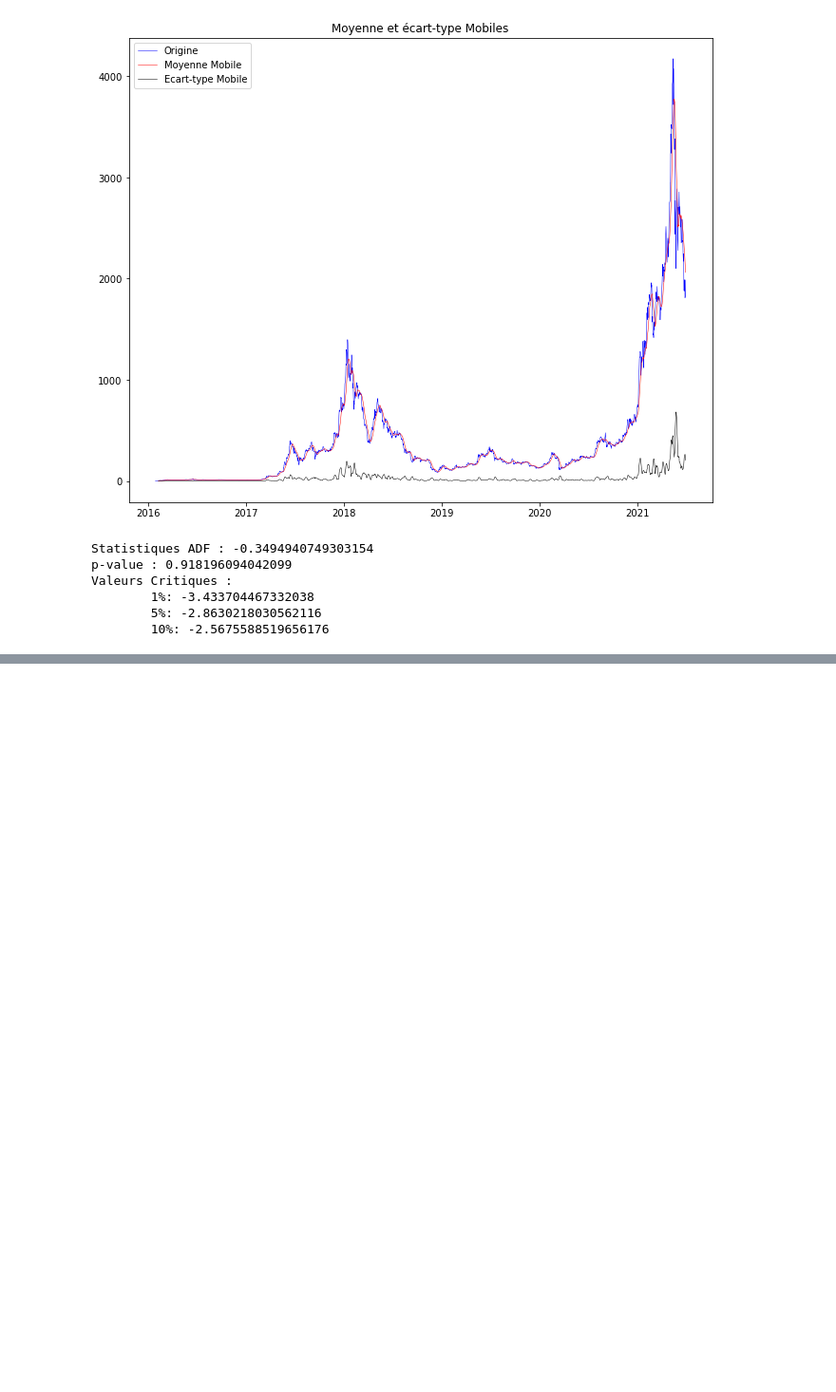
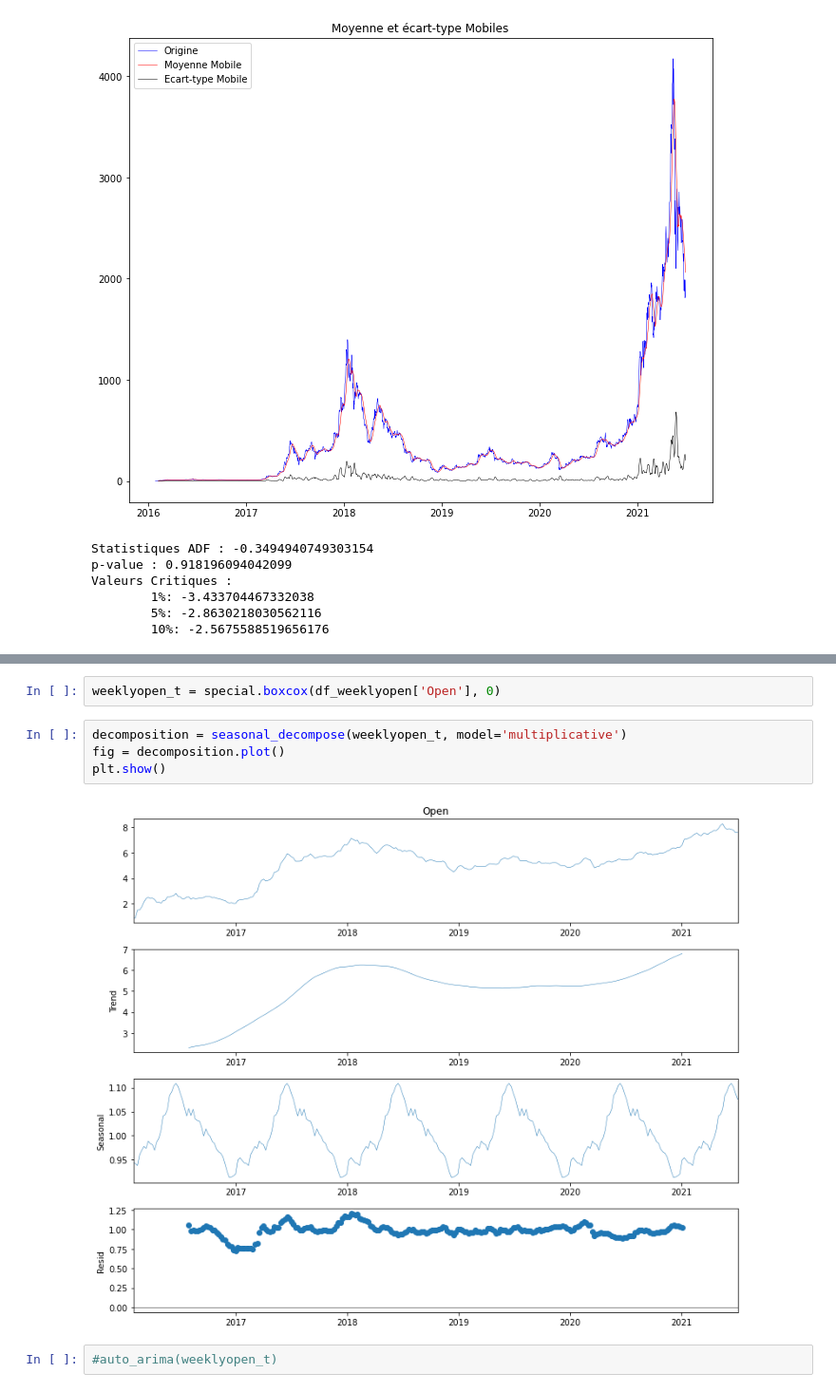
Before and after one commit to Galex33/time_serie_ethereum, a Jupyter notebook: stats_model/arima_clean.ipynb, the cells around one changed output, grey strips where cells are left out. Shown at 95% size. Saved outputs shown, nothing was run; the diff lists cells and outputs as text; blank space fills up the shorter version.

```diff
--- a/stats_model/arima_clean.ipynb
+++ b/stats_model/arima_clean.ipynb
@@ -129,0 +96,10 @@ const          0.0028      0.002      1.865      0.062      -0.000       0.006
+# %%
+weeklyopen_t = special.boxcox(df_weeklyopen['Open'], 0)
+# %%
+decomposition = seasonal_decompose(weeklyopen_t, model='multiplicative')
+fig = decomposition.plot()
+plt.show()
+# %% [output]
+[figure, added]
+# %%
+#auto_arima(weeklyopen_t)
```
Also changed, not shown: parts of 21 cells of this notebook, 3 other files.
